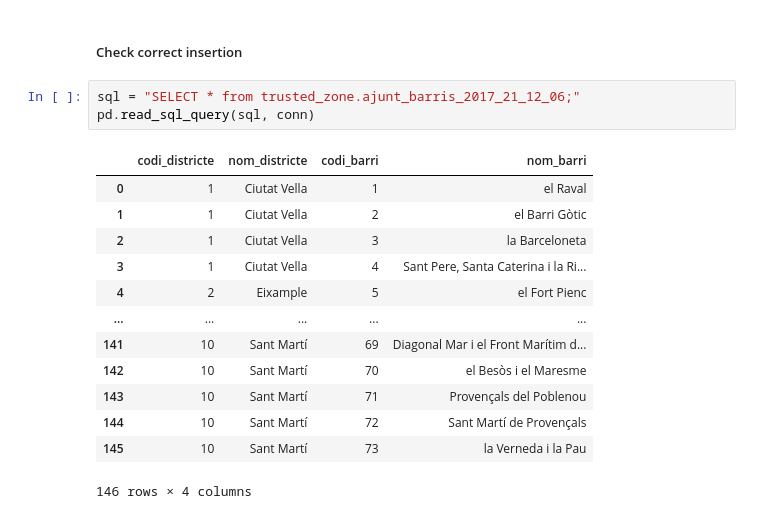
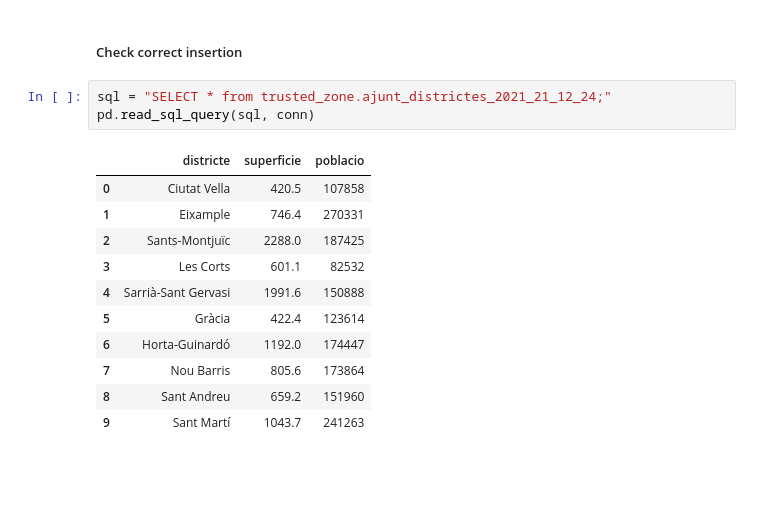
Before and after one commit to jordi-cluet/ADSDB-EtE-Project, a Jupyter notebook: format_districts.ipynb, the cells around one changed output. Cells and saved outputs as stored; diff of their text form; blank space fills up the shorter version.

Commit message:
Fixed districts

```diff
--- a/format_districts.ipynb
+++ b/format_districts.ipynb
@@ -118,19 +121,17 @@ The dataframe was correctly inserted
 # %% [markdown]
 ##### Check correct insertion
 # %%
-sql = "SELECT * from trusted_zone.ajunt_barris_2017_21_12_06;"
+sql = "SELECT * from trusted_zone.ajunt_districtes_2021_21_12_24;"
 pd.read_sql_query(sql, conn)
 # %% [output]
-|  | codi_districte | nom_districte | codi_barri | nom_barri |
-| 0 | 1 | Ciutat Vella | 1 | el Raval |
-| 1 | 1 | Ciutat Vella | 2 | el Barri Gòtic |
-| 2 | 1 | Ciutat Vella | 3 | la Barceloneta |
-| 3 | 1 | Ciutat Vella | 4 | Sant Pere, Santa Caterina i la Ri... |
-| 4 | 2 | Eixample | 5 | el Fort Pienc |
-| ... | ... | ... | ... | ... |
-| 141 | 10 | Sant Martí | 69 | Diagonal Mar i el Front Marítim d... |
-| 142 | 10 | Sant Martí | 70 | el Besòs i el Maresme |
-| 143 | 10 | Sant Martí | 71 | Provençals del Poblenou |
-| 144 | 10 | Sant Martí | 72 | Sant Martí de Provençals |
-| 145 | 10 | Sant Martí | 73 | la Verneda i la Pau |
+|  | districte | superficie | poblacio |
+| 0 | Ciutat Vella | 420.5 | 107858 |
+| 1 | Eixample | 746.4 | 270331 |
+| 2 | Sants-Montjuïc | 2288.0 | 187425 |
+| 3 | Les Corts | 601.1 | 82532 |
+| 4 | Sarrià-Sant Gervasi | 1991.6 | 150888 |
+| 5 | Gràcia | 422.4 | 123614 |
+| 6 | Horta-Guinardó | 1192.0 | 174447 |
+| 7 | Nou Barris | 805.6 | 173864 |
+| 8 | Sant Andreu | 659.2 | 151960 |
+| 9 | Sant Martí | 1043.7 | 241263 |
-146 rows × 4 columns
```
Also changed, not shown: parts of 15 cells of this notebook.
